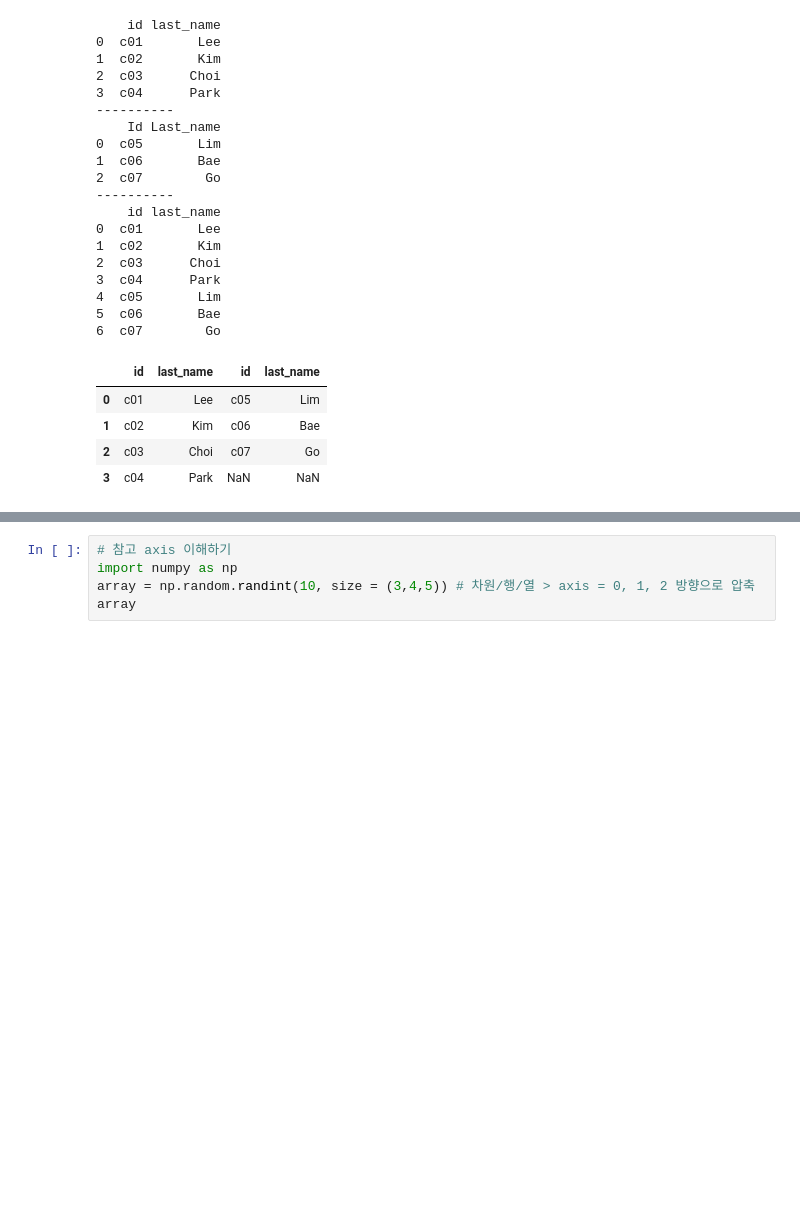
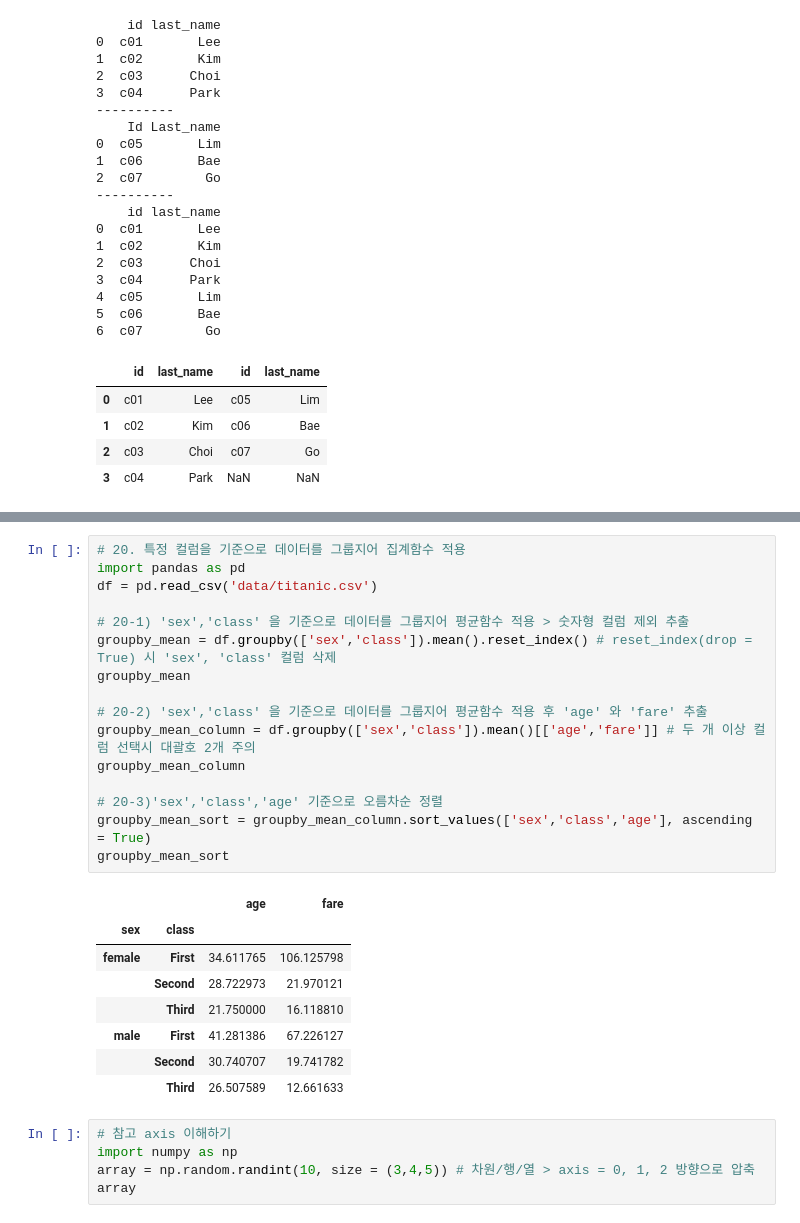
Before and after one commit to blackbutterfly0852/ADP_PRACTICE, a Jupyter notebook: 230114_데이터핸들링.ipynb, the cells around one changed output, grey strips where cells are left out. Cells and saved outputs as stored; diff of their text form; blank space fills up the shorter version.

```diff
--- a/230114_데이터핸들링.ipynb
+++ b/230114_데이터핸들링.ipynb
@@ -662,3 +742,28 @@ df_concat_column
+# %%
+# 20. 특정 컬럼을 기준으로 데이터를 그룹지어 집계함수 적용
+import pandas as pd
+df = pd.read_csv('data/titanic.csv')
+
+# 20-1) 'sex','class' 을 기준으로 데이터를 그룹지어 평균함수 적용 > 숫자형 컬럼 제외 추출
+groupby_mean = df.groupby(['sex','class']).mean().reset_index() # reset_index(drop = True) 시 'sex', 'class' 컬럼 삭제
+groupby_mean
+
+# 20-2) 'sex','class' 을 기준으로 데이터를 그룹지어 평균함수 적용 후 'age' 와 'fare' 추출
+groupby_mean_column = df.groupby(['sex','class']).mean()[['age','fare']] # 두 개 이상 컬럼 선택시 대괄호 2개 주의
+groupby_mean_column
+
+# 20-3)'sex','class','age' 기준으로 오름차순 정렬
+groupby_mean_sort = groupby_mean_column.sort_values(['sex','class','age'], ascending = True)
+groupby_mean_sort
+# %% [output]
+|  |  | age | fare |
+| sex | class |  |  |
+| female | First | 34.611765 | 106.125798 |
+|  | Second | 28.722973 | 21.970121 |
+|  | Third | 21.750000 | 16.118810 |
+| male | First | 41.281386 | 67.226127 |
+|  | Second | 30.740707 | 19.741782 |
+|  | Third | 26.507589 | 12.661633 |
 # %%
 # 참고 axis 이해하기
 import numpy as np
```
Also changed, not shown: parts of 3 cells of this notebook.
